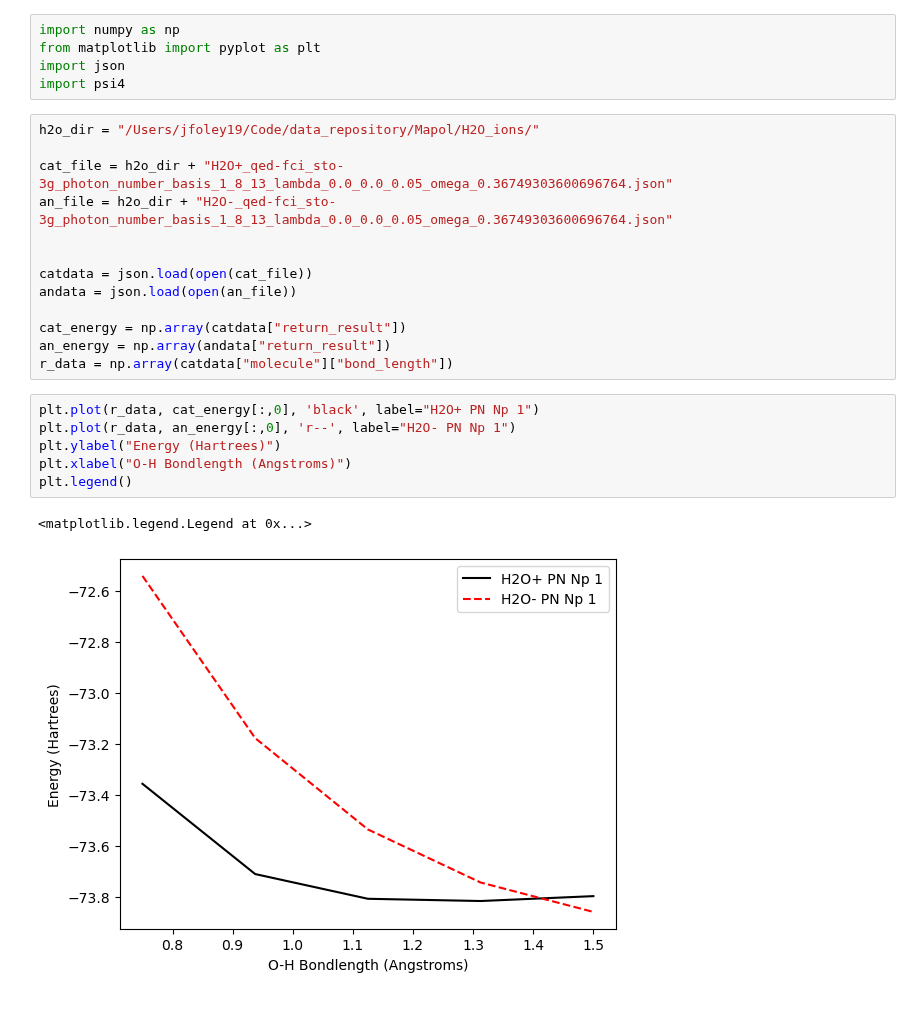
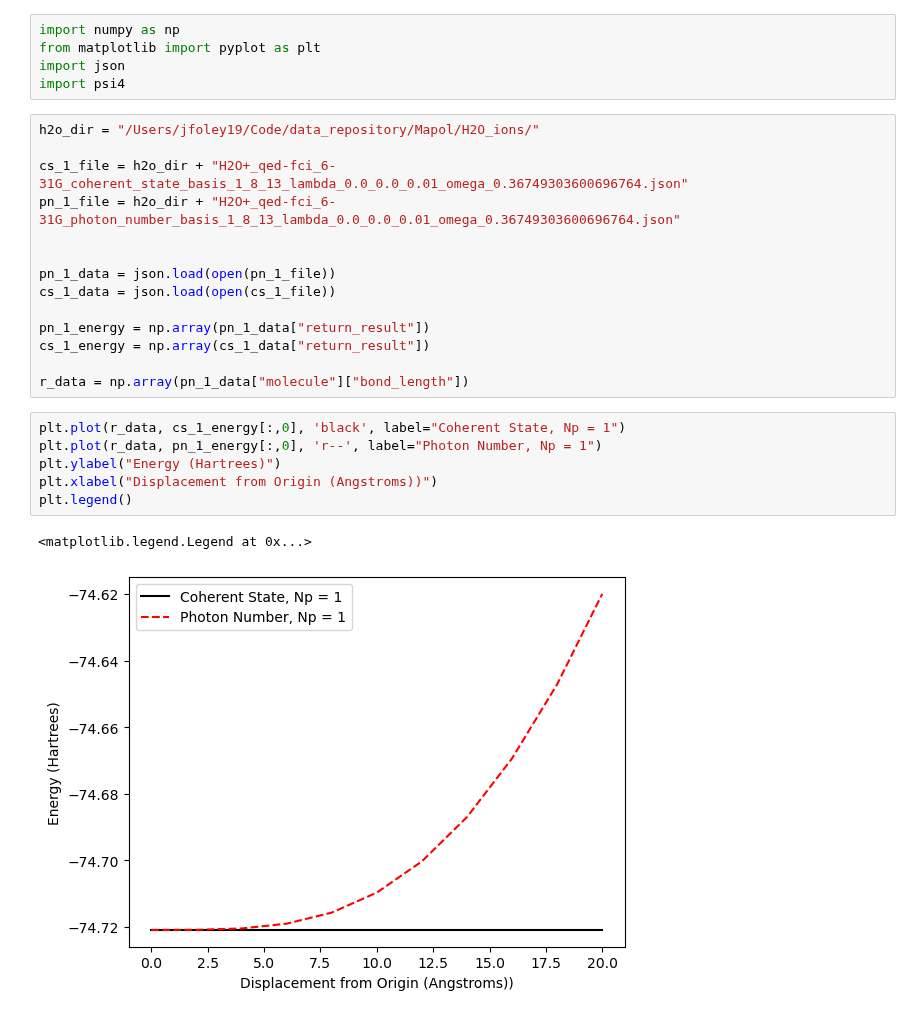
Before and after one commit to boss-bee/data_repository, a Jupyter notebook: json_scripts/H2Oion_json_reader.ipynb, the cells around one changed output. Cells and saved outputs as stored; diff of their text form.

Commit message:
looking at displacements

```diff
--- a/json_scripts/H2Oion_json_reader.ipynb
+++ b/json_scripts/H2Oion_json_reader.ipynb
@@ -6,22 +6,23 @@ import psi4
 # %%
 h2o_dir = "/Users/jfoley19/Code/data_repository/Mapol/H2O_ions/"
 
-cat_file = h2o_dir + "H2O+_qed-fci_sto-3g_photon_number_basis_1_8_13_lambda_0.0_0.0_0.05_omega_0.36749303600696764.json"
-an_file = h2o_dir + "H2O-_qed-fci_sto-3g_photon_number_basis_1_8_13_lambda_0.0_0.0_0.05_omega_0.36749303600696764.json"
+cs_1_file = h2o_dir + "H2O+_qed-fci_6-31G_coherent_state_basis_1_8_13_lambda_0.0_0.0_0.01_omega_0.36749303600696764.json"
+pn_1_file = h2o_dir + "H2O+_qed-fci_6-31G_photon_number_basis_1_8_13_lambda_0.0_0.0_0.01_omega_0.36749303600696764.json"
 
 
-catdata = json.load(open(cat_file))
-andata = json.load(open(an_file))
+pn_1_data = json.load(open(pn_1_file))
+cs_1_data = json.load(open(cs_1_file))
 
-cat_energy = np.array(catdata["return_result"])
-an_energy = np.array(andata["return_result"])
-r_data = np.array(catdata["molecule"]["bond_length"])
+pn_1_energy = np.array(pn_1_data["return_result"])
+cs_1_energy = np.array(cs_1_data["return_result"])
+
+r_data = np.array(pn_1_data["molecule"]["bond_length"])
 # %%
-plt.plot(r_data, cat_energy[:,0], 'black', label="H2O+ PN Np 1")
-plt.plot(r_data, an_energy[:,0], 'r--', label="H2O- PN Np 1")
+plt.plot(r_data, cs_1_energy[:,0], 'black', label="Coherent State, Np = 1")
+plt.plot(r_data, pn_1_energy[:,0], 'r--', label="Photon Number, Np = 1")
 plt.ylabel("Energy (Hartrees)")
-plt.xlabel("O-H Bondlength (Angstroms)")
+plt.xlabel("Displacement from Origin (Angstroms))")
 plt.legend()
 # %% [output]
 <matplotlib.legend.Legend at 0x...>
-[figure, old version]
+[figure, new version]
```
